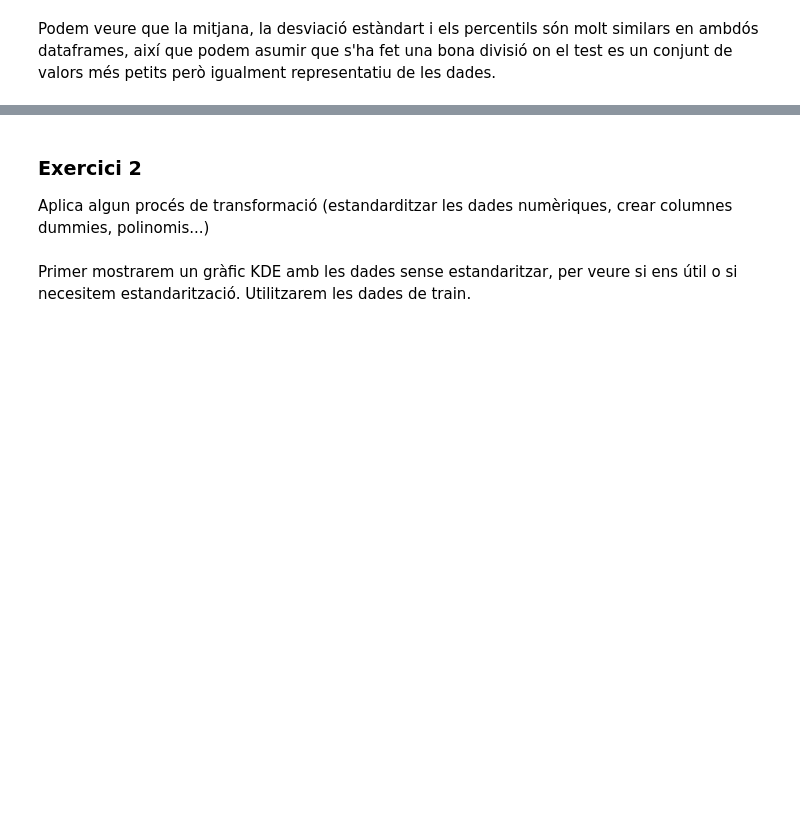
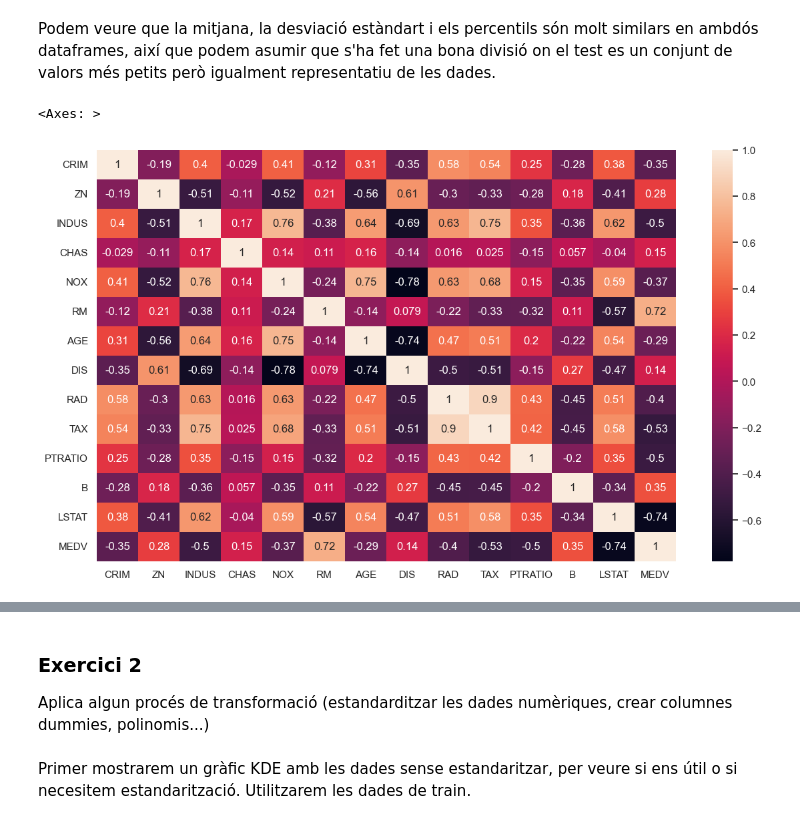
Before and after one commit to maribelseara/SkLearn_Train_Test, a Jupyter notebook: sklear_train_test.ipynb, the cells around one changed output, grey strips where cells are left out. Cells and saved outputs as stored; diff of their text form; code cells hidden in the pictures; blank space fills up the shorter version.

```diff
--- a/sklear_train_test.ipynb
+++ b/sklear_train_test.ipynb
@@ -255,3 +255,8 @@ test_df.describe()
 | max | 88.976200 | 95.000000 | 27.740000 | 1.000000 | 0.871000 | 8.780000 | 100.000000 | 10.710300 | 24.000000 | 711.000000 | 22.000000 | ... |
 # %% [markdown]
 Podem veure que la mitjana, la desviació estàndart i els percentils són molt similars en ambdós dataframes, així que podem asumir que s'ha fet una bona divisió on el test es un conjunt de valors més petits però igualment representatiu de les dades.
+# %%
+sns.heatmap(test_df.corr(), annot=True)
+# %% [output]
+<Axes: >
+[figure, added]
```
Also changed, not shown: parts of 12 cells of this notebook.
